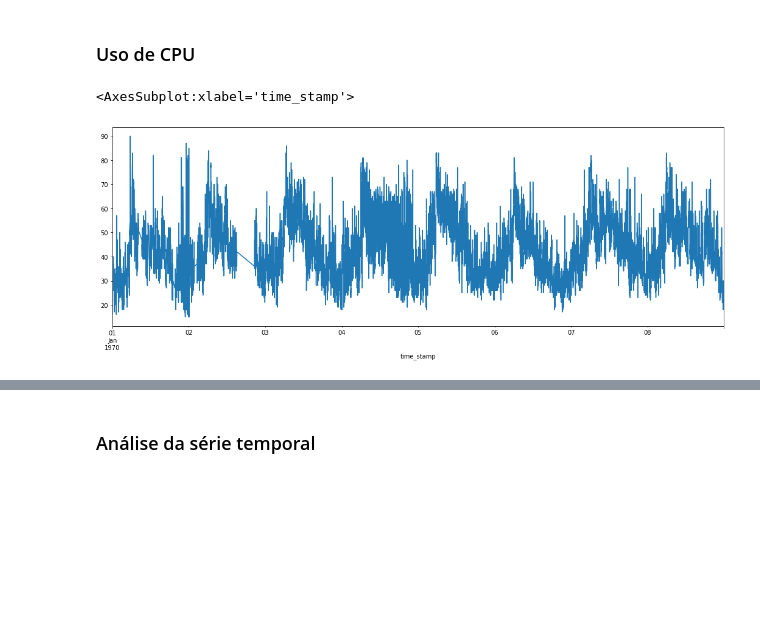
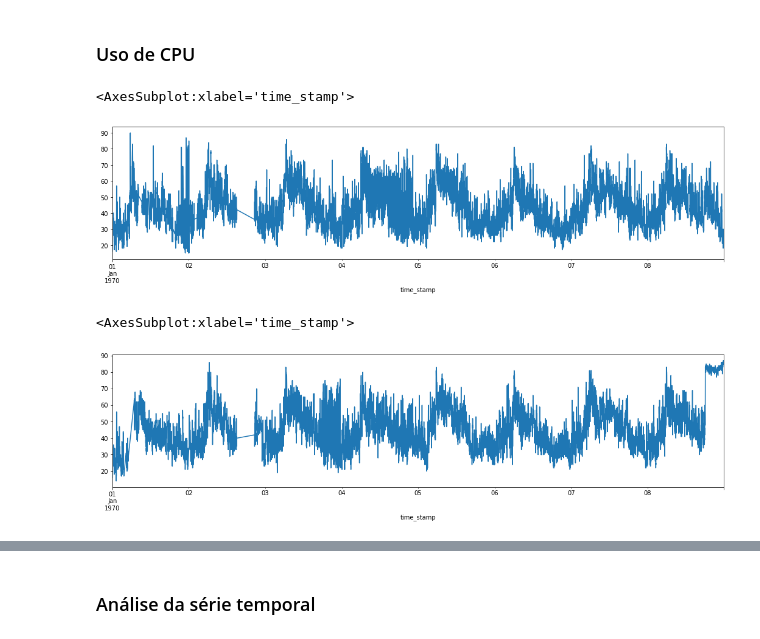
Before and after one commit to dssantos/cloud-predict, a Jupyter notebook: Dataset.ipynb, the cells around one changed output, grey strips where cells are left out. Drawn from its saved outputs; the diff is of its cells as text; code cells hidden in the pictures; blank space fills up the shorter version.

```diff
--- a/Dataset.ipynb
+++ b/Dataset.ipynb
@@ -24,5 +24,6 @@ def dataframe(file):
     df = df.resample('1min').interpolate()
     return df
 
-workload = dataframe('m_3330.csv')
-workload
+workload3330 = dataframe('m_3330.csv')
+workload694 = dataframe('m_694.csv')
+workload103 = dataframe('m_103.csv')
@@ -44,7 +30,12 @@ workload
 # %% [markdown]
 ### Uso de CPU
 # %%
-workload['cpu'].plot(figsize=(18,6))
+workload3330['cpu'].plot(figsize=(18,4))
 # %% [output]
 <AxesSubplot:xlabel='time_stamp'>
-[figure, old version]
+[figure, new version]
+# %%
+workload694['cpu'].plot(figsize=(18,4))
+# %% [output]
+<AxesSubplot:xlabel='time_stamp'>
+[figure, added]
```
Also changed, not shown: parts of 7 cells of this notebook, 11 other files.
